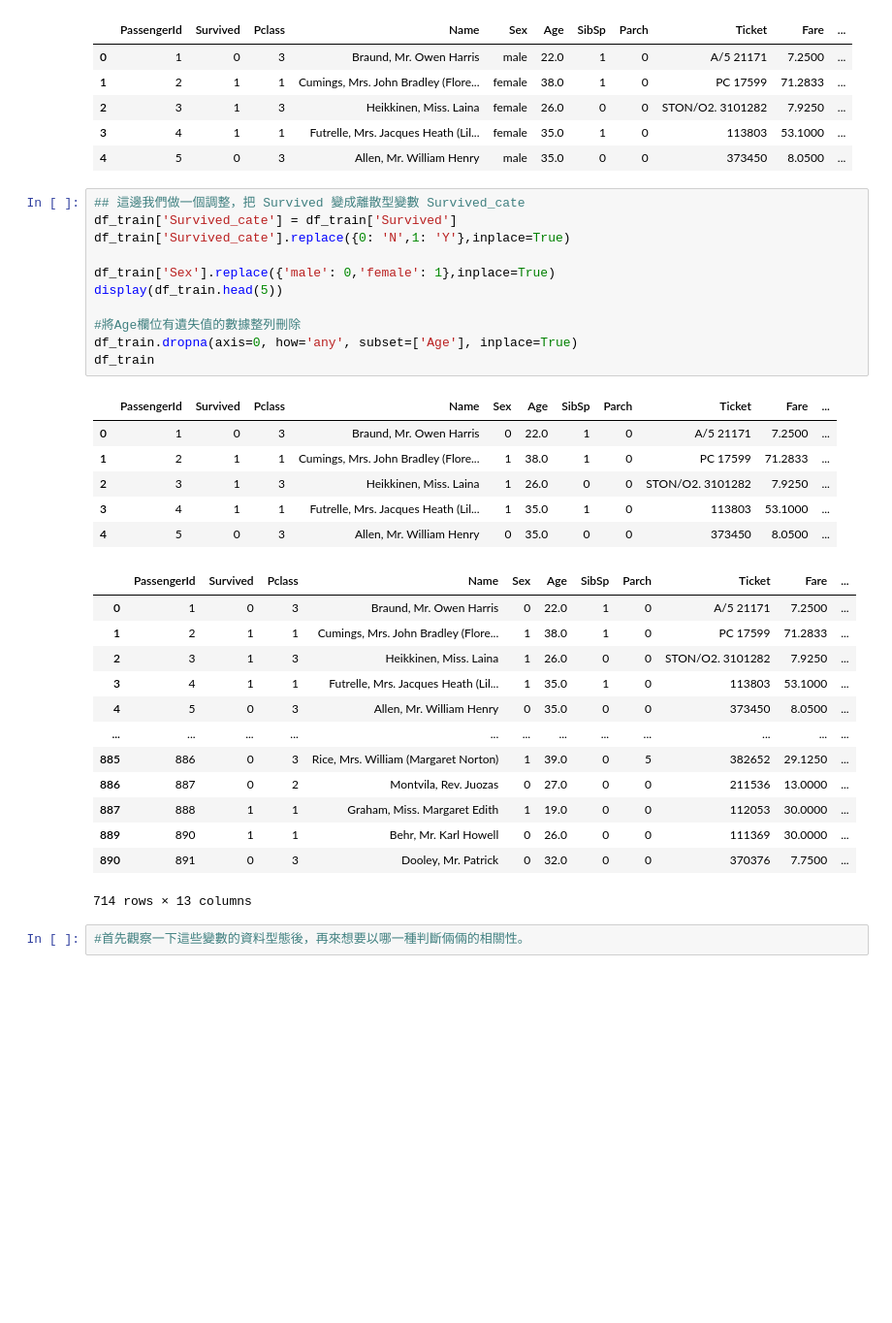
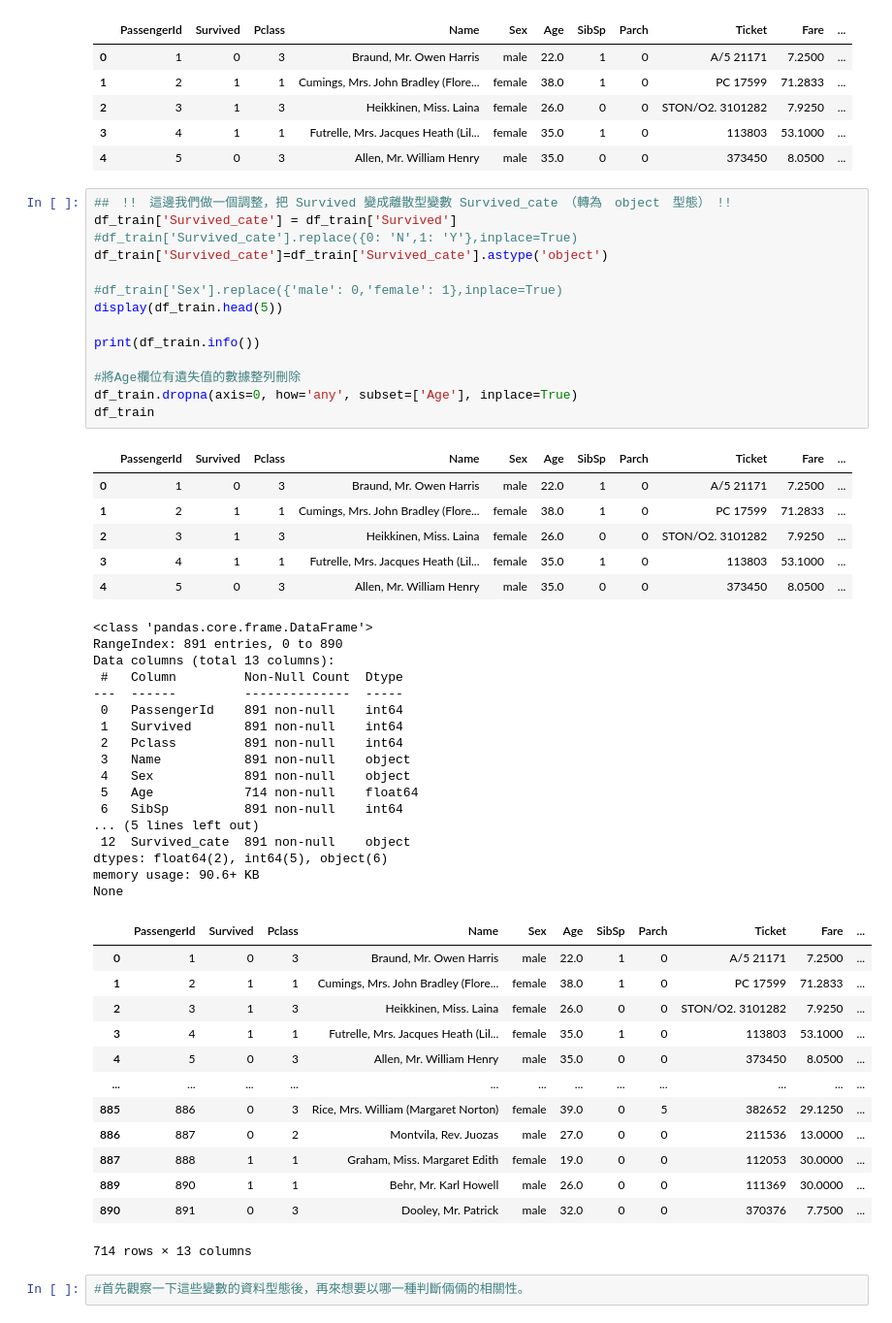
Before and after one commit to yuzonshen/Python60Days, a Jupyter notebook: homework/D39_作業_透過數值方法來挖掘變數之間的關係.ipynb, the cells around one changed output. Shown at 97% size. Saved outputs shown, nothing was run; the diff lists cells and outputs as text; blank space fills up the shorter version.

```diff
--- a/homework/D39_作業_透過數值方法來挖掘變數之間的關係.ipynb
+++ b/homework/D39_作業_透過數值方法來挖掘變數之間的關係.ipynb
@@ -56,36 +56,56 @@ None
 | 3 | 4 | 1 | 1 | Futrelle, Mrs. Jacques Heath (Lil... | female | 35.0 | 1 | 0 | 113803 | 53.1000 | ... |
 | 4 | 5 | 0 | 3 | Allen, Mr. William Henry | male | 35.0 | 0 | 0 | 373450 | 8.0500 | ... |
 # %%
-## 這邊我們做一個調整，把 Survived 變成離散型變數 Survived_cate
+##　!!　這邊我們做一個調整，把 Survived 變成離散型變數 Survived_cate　（轉為　object　型態）　!!
 df_train['Survived_cate'] = df_train['Survived']
-df_train['Survived_cate'].replace({0: 'N',1: 'Y'},inplace=True)
+#df_train['Survived_cate'].replace({0: 'N',1: 'Y'},inplace=True)
+df_train['Survived_cate']=df_train['Survived_cate'].astype('object')
 
-df_train['Sex'].replace({'male': 0,'female': 1},inplace=True)
+#df_train['Sex'].replace({'male': 0,'female': 1},inplace=True)
 display(df_train.head(5))
+
+print(df_train.info())
 
 #將Age欄位有遺失值的數據整列刪除
 df_train.dropna(axis=0, how='any', subset=['Age'], inplace=True)
 df_train
 # %% [output]
 |  | PassengerId | Survived | Pclass | Name | Sex | Age | SibSp | Parch | Ticket | Fare | ... |
-| 0 | 1 | 0 | 3 | Braund, Mr. Owen Harris | 0 | 22.0 | 1 | 0 | A/5 21171 | 7.2500 | ... |
-| 1 | 2 | 1 | 1 | Cumings, Mrs. John Bradley (Flore... | 1 | 38.0 | 1 | 0 | PC 17599 | 71.2833 | ... |
-| 2 | 3 | 1 | 3 | Heikkinen, Miss. Laina | 1 | 26.0 | 0 | 0 | STON/O2. 3101282 | 7.9250 | ... |
-| 3 | 4 | 1 | 1 | Futrelle, Mrs. Jacques Heath (Lil... | 1 | 35.0 | 1 | 0 | 113803 | 53.1000 | ... |
-| 4 | 5 | 0 | 3 | Allen, Mr. William Henry | 0 | 35.0 | 0 | 0 | 373450 | 8.0500 | ... |
+| 0 | 1 | 0 | 3 | Braund, Mr. Owen Harris | male | 22.0 | 1 | 0 | A/5 21171 | 7.2500 | ... |
+| 1 | 2 | 1 | 1 | Cumings, Mrs. John Bradley (Flore... | female | 38.0 | 1 | 0 | PC 17599 | 71.2833 | ... |
+| 2 | 3 | 1 | 3 | Heikkinen, Miss. Laina | female | 26.0 | 0 | 0 | STON/O2. 3101282 | 7.9250 | ... |
+| 3 | 4 | 1 | 1 | Futrelle, Mrs. Jacques Heath (Lil... | female | 35.0 | 1 | 0 | 113803 | 53.1000 | ... |
+| 4 | 5 | 0 | 3 | Allen, Mr. William Henry | male | 35.0 | 0 | 0 | 373450 | 8.0500 | ... |
+<class 'pandas.core.frame.DataFrame'>
+RangeIndex: 891 entries, 0 to 890
+Data columns (total 13 columns):
+ #   Column         Non-Null Count  Dtype
+---  ------         --------------  -----
+ 0   PassengerId    891 non-null    int64
+ 1   Survived       891 non-null    int64
+ 2   Pclass         891 non-null    int64
+ 3   Name           891 non-null    object
+ 4   Sex            891 non-null    object
+ 5   Age            714 non-null    float64
+ 6   SibSp          891 non-null    int64
+... (5 lines left out)
+ 12  Survived_cate  891 non-null    object
+dtypes: float64(2), int64(5), object(6)
+memory usage: 90.6+ KB
+None
 |  | PassengerId | Survived | Pclass | Name | Sex | Age | SibSp | Parch | Ticket | Fare | ... |
-| 0 | 1 | 0 | 3 | Braund, Mr. Owen Harris | 0 | 22.0 | 1 | 0 | A/5 21171 | 7.2500 | ... |
-| 1 | 2 | 1 | 1 | Cumings, Mrs. John Bradley (Flore... | 1 | 38.0 | 1 | 0 | PC 17599 | 71.2833 | ... |
-| 2 | 3 | 1 | 3 | Heikkinen, Miss. Laina | 1 | 26.0 | 0 | 0 | STON/O2. 3101282 | 7.9250 | ... |
-| 3 | 4 | 1 | 1 | Futrelle, Mrs. Jacques Heath (Lil... | 1 | 35.0 | 1 | 0 | 113803 | 53.1000 | ... |
-| 4 | 5 | 0 | 3 | Allen, Mr. William Henry | 0 | 35.0 | 0 | 0 | 373450 | 8.0500 | ... |
+| 0 | 1 | 0 | 3 | Braund, Mr. Owen Harris | male | 22.0 | 1 | 0 | A/5 21171 | 7.2500 | ... |
+| 1 | 2 | 1 | 1 | Cumings, Mrs. John Bradley (Flore... | female | 38.0 | 1 | 0 | PC 17599 | 71.2833 | ... |
+| 2 | 3 | 1 | 3 | Heikkinen, Miss. Laina | female | 26.0 | 0 | 0 | STON/O2. 3101282 | 7.9250 | ... |
+| 3 | 4 | 1 | 1 | Futrelle, Mrs. Jacques Heath (Lil... | female | 35.0 | 1 | 0 | 113803 | 53.1000 | ... |
+| 4 | 5 | 0 | 3 | Allen, Mr. William Henry | male | 35.0 | 0 | 0 | 373450 | 8.0500 | ... |
 | ... | ... | ... | ... | ... | ... | ... | ... | ... | ... | ... | ... |
-| 885 | 886 | 0 | 3 | Rice, Mrs. William (Margaret Norton) | 1 | 39.0 | 0 | 5 | 382652 | 29.1250 | ... |
-| 886 | 887 | 0 | 2 | Montvila, Rev. Juozas | 0 | 27.0 | 0 | 0 | 211536 | 13.0000 | ... |
-| 887 | 888 | 1 | 1 | Graham, Miss. Margaret Edith | 1 | 19.0 | 0 | 0 | 112053 | 30.0000 | ... |
-| 889 | 890 | 1 | 1 | Behr, Mr. Karl Howell | 0 | 26.0 | 0 | 0 | 111369 | 30.0000 | ... |
-| 890 | 891 | 0 | 3 | Dooley, Mr. Patrick | 0 | 32.0 | 0 | 0 | 370376 | 7.7500 | ... |
+| 885 | 886 | 0 | 3 | Rice, Mrs. William (Margaret Norton) | female | 39.0 | 0 | 5 | 382652 | 29.1250 | ... |
+| 886 | 887 | 0 | 2 | Montvila, Rev. Juozas | male | 27.0 | 0 | 0 | 211536 | 13.0000 | ... |
+| 887 | 888 | 1 | 1 | Graham, Miss. Margaret Edith | female | 19.0 | 0 | 0 | 112053 | 30.0000 | ... |
+| 889 | 890 | 1 | 1 | Behr, Mr. Karl Howell | male | 26.0 | 0 | 0 | 111369 | 30.0000 | ... |
+| 890 | 891 | 0 | 3 | Dooley, Mr. Patrick | male | 32.0 | 0 | 0 | 370376 | 7.7500 | ... |
-714 rows × 13 columns
+714 rows × 13 columns
 # %%
 #首先觀察一下這些變數的資料型態後，再來想要以哪一種判斷倆倆的相關性。
 # %% [markdown]
```
Also changed, not shown: parts of 3 cells of this notebook.
